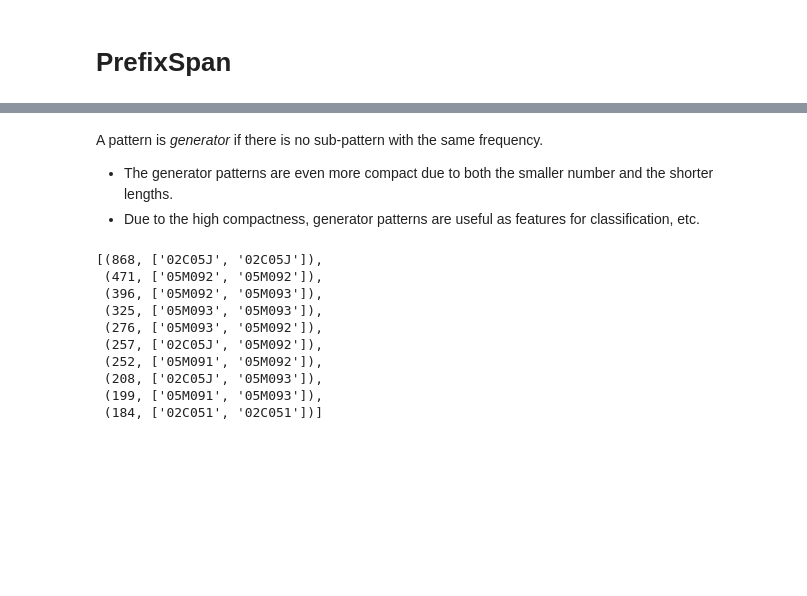
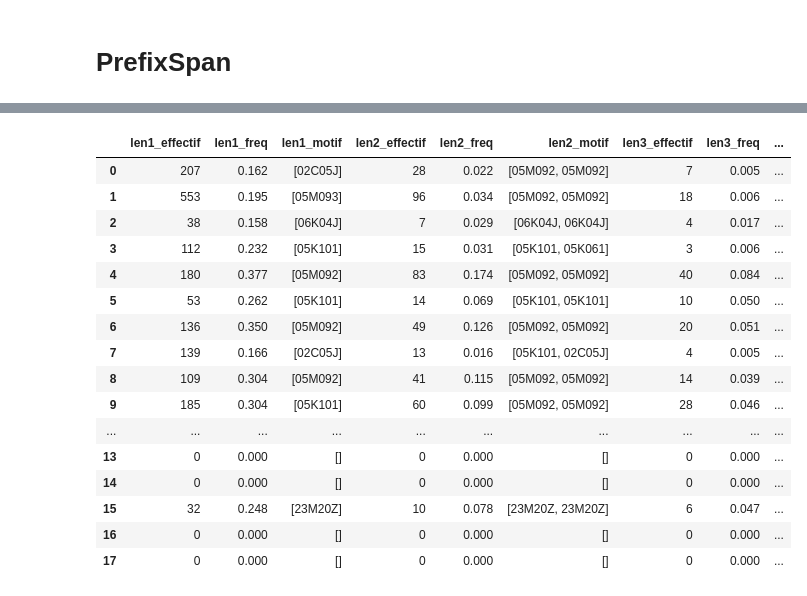
Before and after one commit to Kirscher/TextMining_Parcours_de_soin, a Jupyter notebook: text_mining/PrefixSpan.ipynb, the cells around one changed output, grey strips where cells are left out. Saved outputs shown, nothing was run; the diff lists cells and outputs as text; code cells hidden in the pictures; blank space fills up the shorter version.

```diff
--- a/text_mining/PrefixSpan.ipynb
+++ b/text_mining/PrefixSpan.ipynb
@@ -39,2 +20,0 @@ for patient in tqdm(range(len(data))):
-# %%
-ps = PrefixSpan(corpus)
@@ -153,18 +21,60 @@ ps.topk(10, closed=True)
-# %% [markdown]
-A pattern is *generator* if there is no sub-pattern with the same frequency.
-
-+ The generator patterns are even more compact due to both the smaller number and the shorter lengths.
-+ Due to the high compactness, generator patterns are useful as features for classification, etc.
-# %%
-ps.topk(10, generator=True)
-# %% [output]
-[(868, ['02C05J', '02C05J']),
- (471, ['05M092', '05M092']),
- (396, ['05M092', '05M093']),
- (325, ['05M093', '05M093']),
- (276, ['05M093', '05M092']),
- (257, ['02C05J', '05M092']),
- (252, ['05M091', '05M092']),
- (208, ['02C05J', '05M093']),
- (199, ['05M091', '05M093']),
- (184, ['02C051', '02C051'])]
+# %%
+p_soins=p_soins.rename(columns={"BEN_NIR_IDT": "CODE_PATIENT"})
+p_soins=p_soins.set_index("CODE_PATIENT")
+patients=patients.set_index("CODE_PATIENT")
+p_soins["cluster"]=patients["cluster"]
+# %%
+with open('../data/parcours_soins.pickle', 'rb') as handle:
+    p_soin=pickle.load(handle)
+
+with open('../data/parcours_soins_dp.pickle', 'rb') as handle:
+    p_soin_dp=pickle.load(handle)
+# %%
+def motifs_frequents(data, dico, topk):
+    top_freq=[]
+    top_effectif=[]
+    top_motif=[]
+    results=pd.DataFrame()
+
+    for length in range(1,4):
+        for cluster_p in range(18):
+            ps = PrefixSpan(dico[f"Cluster {cluster_p}"])
+            ps.minlen = length
+            if ps.topk(k=topk) != [] :
+                effectif_cluster = (data.cluster==cluster_p).sum()
+                top_effectif.append(ps.topk(k=topk)[topk-1][0])
+                top_freq.append(round(ps.topk(k=topk)[topk-1][0]/effectif_cluster,3))
+                top_motif.append(ps.topk(k=topk)[topk-1][1])
+            else:
+                top_freq.append(0)
+                top_effectif.append(0)
+                top_motif.append([])
+
+        results[f"len{length}_effectif"]=top_effectif
+        results[f"len{length}_freq"]=top_freq
+        results[f"len{length}_motif"]=top_motif
+        top_freq=[]
+        top_motif=[]
+        top_effectif=[]
+
+    return results
+# %%
+motifs_frequents(p_soins, p_soin, 1)
+# %% [output]
+|  | len1_effectif | len1_freq | len1_motif | len2_effectif | len2_freq | len2_motif | len3_effectif | len3_freq | ... |
+| 0 | 207 | 0.162 | [02C05J] | 28 | 0.022 | [05M092, 05M092] | 7 | 0.005 | ... |
+| 1 | 553 | 0.195 | [05M093] | 96 | 0.034 | [05M092, 05M092] | 18 | 0.006 | ... |
+| 2 | 38 | 0.158 | [06K04J] | 7 | 0.029 | [06K04J, 06K04J] | 4 | 0.017 | ... |
+| 3 | 112 | 0.232 | [05K101] | 15 | 0.031 | [05K101, 05K061] | 3 | 0.006 | ... |
+| 4 | 180 | 0.377 | [05M092] | 83 | 0.174 | [05M092, 05M092] | 40 | 0.084 | ... |
+| 5 | 53 | 0.262 | [05K101] | 14 | 0.069 | [05K101, 05K101] | 10 | 0.050 | ... |
+| 6 | 136 | 0.350 | [05M092] | 49 | 0.126 | [05M092, 05M092] | 20 | 0.051 | ... |
+| 7 | 139 | 0.166 | [02C05J] | 13 | 0.016 | [05K101, 02C05J] | 4 | 0.005 | ... |
+| 8 | 109 | 0.304 | [05M092] | 41 | 0.115 | [05M092, 05M092] | 14 | 0.039 | ... |
+| 9 | 185 | 0.304 | [05K101] | 60 | 0.099 | [05M092, 05M092] | 28 | 0.046 | ... |
+| ... | ... | ... | ... | ... | ... | ... | ... | ... | ... |
+| 13 | 0 | 0.000 | [] | 0 | 0.000 | [] | 0 | 0.000 | ... |
+| 14 | 0 | 0.000 | [] | 0 | 0.000 | [] | 0 | 0.000 | ... |
+| 15 | 32 | 0.248 | [23M20Z] | 10 | 0.078 | [23M20Z, 23M20Z] | 6 | 0.047 | ... |
+| 16 | 0 | 0.000 | [] | 0 | 0.000 | [] | 0 | 0.000 | ... |
+| 17 | 0 | 0.000 | [] | 0 | 0.000 | [] | 0 | 0.000 | ... |
```
Also changed, not shown: parts of 18 cells of this notebook, 1 other file.
